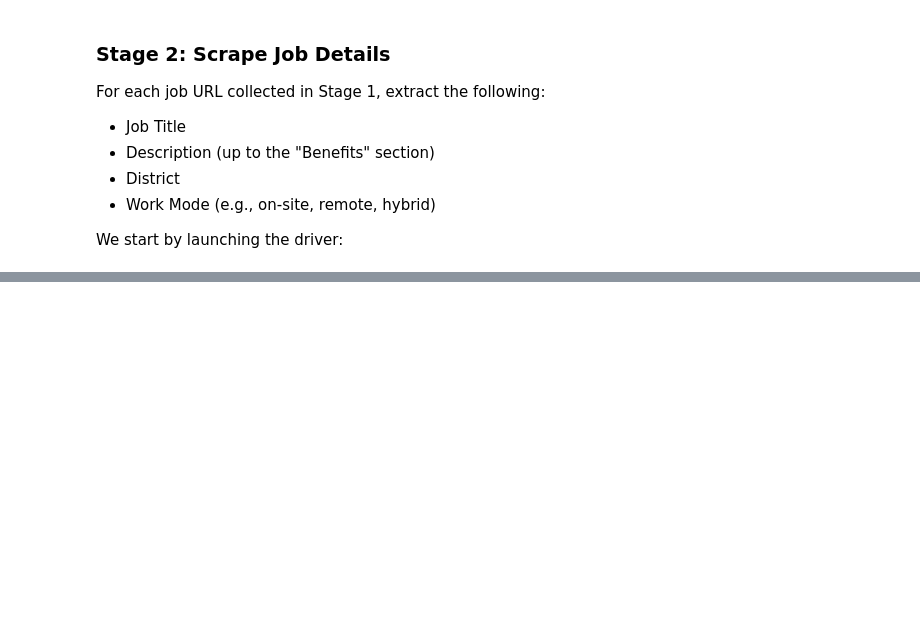
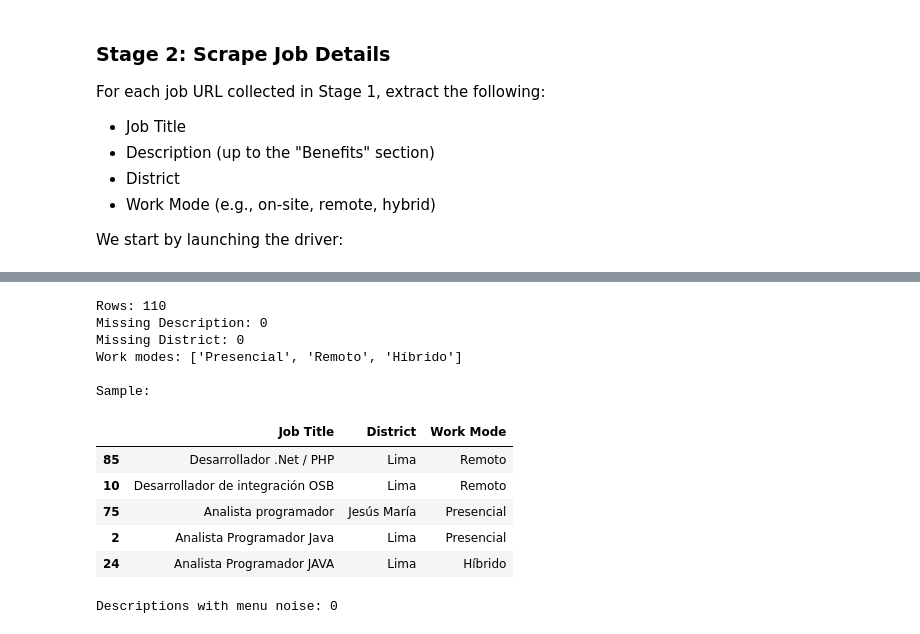
Before and after one commit to DitaOh/web_scrapping, a Jupyter notebook: code/web_scrapping_bumeran.ipynb, the cells around one changed output, grey strips where cells are left out. Saved outputs shown, nothing was run; the diff lists cells and outputs as text; code cells hidden in the pictures; blank space fills up the shorter version.

```diff
--- a/code/web_scrapping_bumeran.ipynb
+++ b/code/web_scrapping_bumeran.ipynb
@@ -141,0 +443,29 @@ We start by launching the driver:
+# %%
+import pandas as pd
+df = pd.read_csv("output_stage2.csv")
+
+print("Rows:", len(df))
+print("Missing Description:", df['Description'].isna().sum())
+print("Missing District:", df['District'].isna().sum())
+print("Work modes:", df['Work Mode'].dropna().unique().tolist())
+
+print("\nSample:")
+display(df.sample(5, random_state=0)[['Job Title','District','Work Mode']])
+
+# sanity: descriptions shouldn’t contain menu junk
+bad_desc = df['Description'].fillna('').str.contains(r'Buscar empleo|Trabajos en Lima', case=False)
+print("\nDescriptions with menu noise:", bad_desc.sum())
+# %% [output]
+Rows: 110
+Missing Description: 0
+Missing District: 0
+Work modes: ['Presencial', 'Remoto', 'Híbrido']
+
+Sample:
+|  | Job Title | District | Work Mode |
+| 85 | Desarrollador .Net / PHP | Lima | Remoto |
+| 10 | Desarrollador de integración OSB | Lima | Remoto |
+| 75 | Analista programador | Jesús María | Presencial |
+| 2 | Analista Programador Java | Lima | Presencial |
+| 24 | Analista Programador JAVA | Lima | Híbrido |
+Descriptions with menu noise: 0
```
Also changed, not shown: parts of 2 cells of this notebook, 3 other files.
